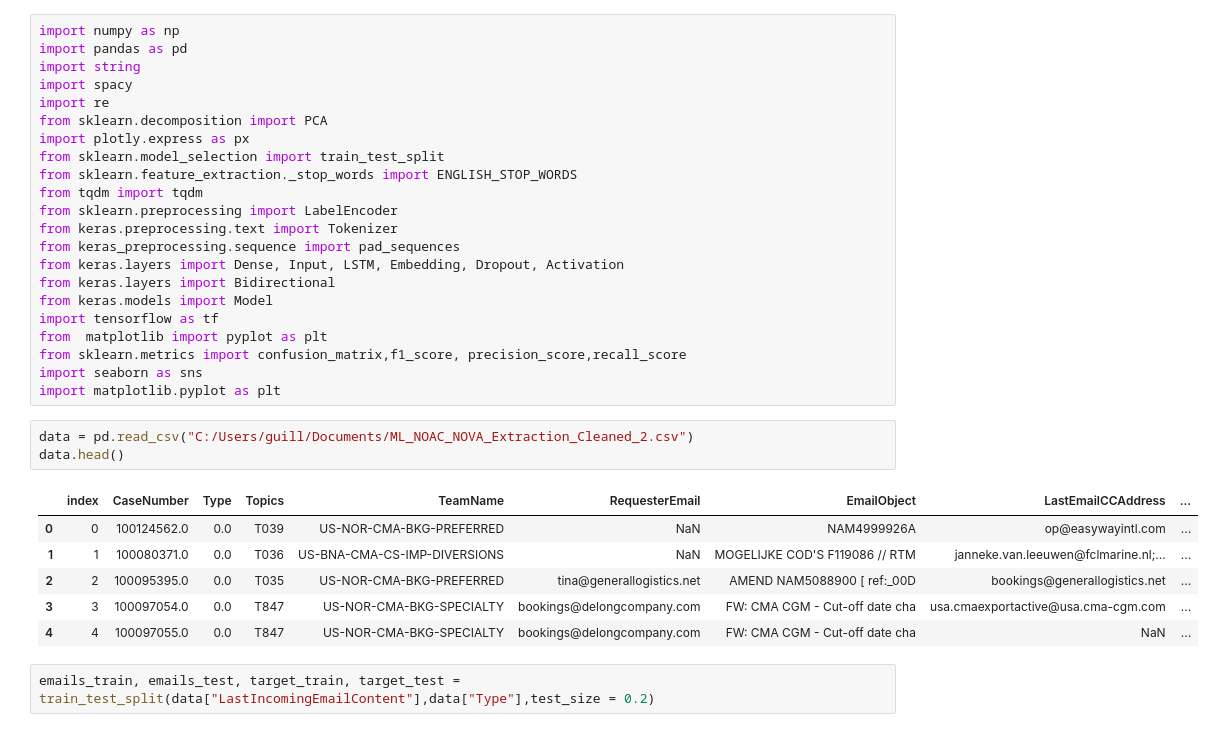
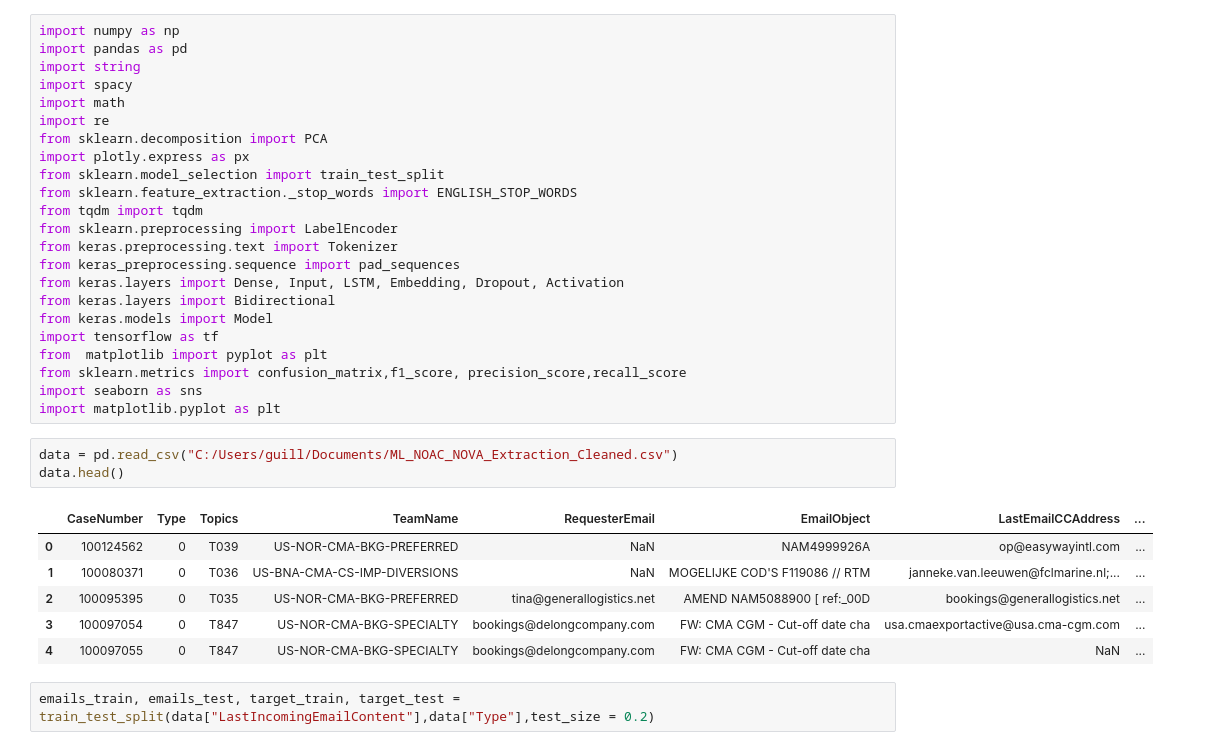
Before and after one commit to victor-radermecker/No-Action-Email-Prediction-Model, a Jupyter notebook: src/NLP_full_emails.ipynb, the cells around one changed output. Cells and saved outputs as stored; diff of their text form.

```diff
--- a/src/NLP_full_emails.ipynb
+++ b/src/NLP_full_emails.ipynb
@@ -3,6 +3,7 @@ import numpy as np
 import pandas as pd
 import string
 import spacy
+import math
 import re
 from sklearn.decomposition import PCA
 import plotly.express as px
@@ -21,15 +22,15 @@ from sklearn.metrics import confusion_matrix,f1_score, precision_score,recall_sc
 import seaborn as sns
 import matplotlib.pyplot as plt
 # %%
-data = pd.read_csv("C:/Users/guill/Documents/ML_NOAC_NOVA_Extraction_Cleaned_2.csv")
+data = pd.read_csv("C:/Users/guill/Documents/ML_NOAC_NOVA_Extraction_Cleaned.csv")
 data.head()
 # %% [output]
-|  | index | CaseNumber | Type | Topics | TeamName | RequesterEmail | EmailObject | LastEmailCCAddress | ... |
-| 0 | 0 | 100124562.0 | 0.0 | T039 | US-NOR-CMA-BKG-PREFERRED | NaN | NAM4999926A | op@easywayintl.com | ... |
-| 1 | 1 | 100080371.0 | 0.0 | T036 | US-BNA-CMA-CS-IMP-DIVERSIONS | NaN | MOGELIJKE COD'S F119086 // RTM | janneke.van.leeuwen@fclmarine.nl;... | ... |
-| 2 | 2 | 100095395.0 | 0.0 | T035 | US-NOR-CMA-BKG-PREFERRED | tina@generallogistics.net | AMEND NAM5088900 [ ref:_00D | bookings@generallogistics.net | ... |
-| 3 | 3 | 100097054.0 | 0.0 | T847 | US-NOR-CMA-BKG-SPECIALTY | bookings@delongcompany.com | FW: CMA CGM - Cut-off date cha | usa.cmaexportactive@usa.cma-cgm.com | ... |
-| 4 | 4 | 100097055.0 | 0.0 | T847 | US-NOR-CMA-BKG-SPECIALTY | bookings@delongcompany.com | FW: CMA CGM - Cut-off date cha | NaN | ... |
+|  | CaseNumber | Type | Topics | TeamName | RequesterEmail | EmailObject | LastEmailCCAddress | ... |
+| 0 | 100124562 | 0 | T039 | US-NOR-CMA-BKG-PREFERRED | NaN | NAM4999926A | op@easywayintl.com | ... |
+| 1 | 100080371 | 0 | T036 | US-BNA-CMA-CS-IMP-DIVERSIONS | NaN | MOGELIJKE COD'S F119086 // RTM | janneke.van.leeuwen@fclmarine.nl;... | ... |
+| 2 | 100095395 | 0 | T035 | US-NOR-CMA-BKG-PREFERRED | tina@generallogistics.net | AMEND NAM5088900 [ ref:_00D | bookings@generallogistics.net | ... |
+| 3 | 100097054 | 0 | T847 | US-NOR-CMA-BKG-SPECIALTY | bookings@delongcompany.com | FW: CMA CGM - Cut-off date cha | usa.cmaexportactive@usa.cma-cgm.com | ... |
+| 4 | 100097055 | 0 | T847 | US-NOR-CMA-BKG-SPECIALTY | bookings@delongcompany.com | FW: CMA CGM - Cut-off date cha | NaN | ... |
 # %%
 emails_train, emails_test, target_train, target_test = train_test_split(data["LastIncomingEmailContent"],data["Type"],test_size = 0.2)
 # %%
```
Also changed, not shown: parts of 10 cells of this notebook, 4 other files.
